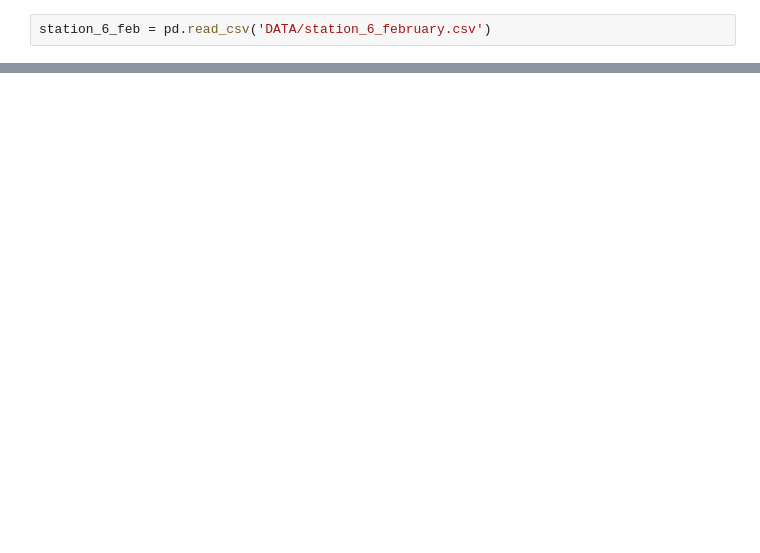
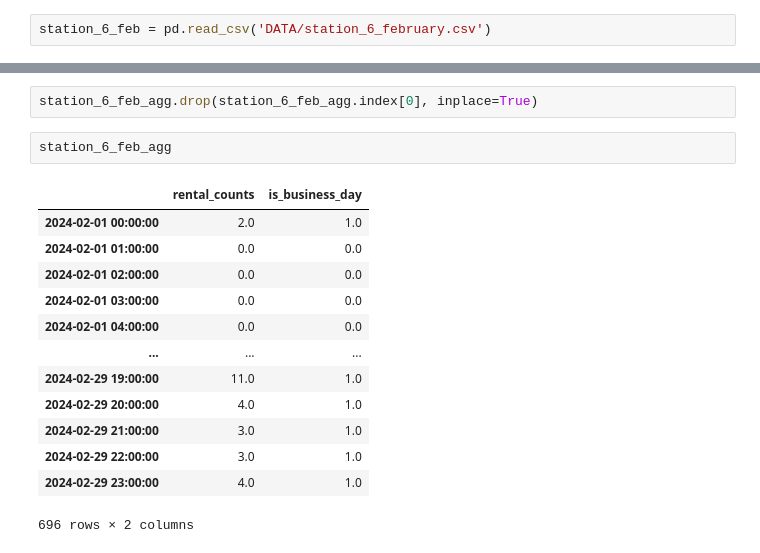
Before and after one commit to MiriinD/Bike-Sharing-Demand-Pred, a Jupyter notebook: Forecasting_bike_demand_station6_user-input_FINAL.ipynb, the cells around one changed output, grey strips where cells are left out. Saved outputs shown, nothing was run; the diff lists cells and outputs as text; blank space fills up the shorter version.

```diff
--- a/Forecasting_bike_demand_station6_user-input_FINAL.ipynb
+++ b/Forecasting_bike_demand_station6_user-input_FINAL.ipynb
@@ -431,0 +398,18 @@ forecast_residuals.tail(50)
+# %%
+station_6_feb_agg.drop(station_6_feb_agg.index[0], inplace=True)
+# %%
+station_6_feb_agg
+# %% [output]
+|  | rental_counts | is_business_day |
+| 2024-02-01 00:00:00 | 2.0 | 1.0 |
+| 2024-02-01 01:00:00 | 0.0 | 0.0 |
+| 2024-02-01 02:00:00 | 0.0 | 0.0 |
+| 2024-02-01 03:00:00 | 0.0 | 0.0 |
+| 2024-02-01 04:00:00 | 0.0 | 0.0 |
+| ... | ... | ... |
+| 2024-02-29 19:00:00 | 11.0 | 1.0 |
+| 2024-02-29 20:00:00 | 4.0 | 1.0 |
+| 2024-02-29 21:00:00 | 3.0 | 1.0 |
+| 2024-02-29 22:00:00 | 3.0 | 1.0 |
+| 2024-02-29 23:00:00 | 4.0 | 1.0 |
+696 rows × 2 columns
```
Also changed, not shown: parts of 24 cells of this notebook.
